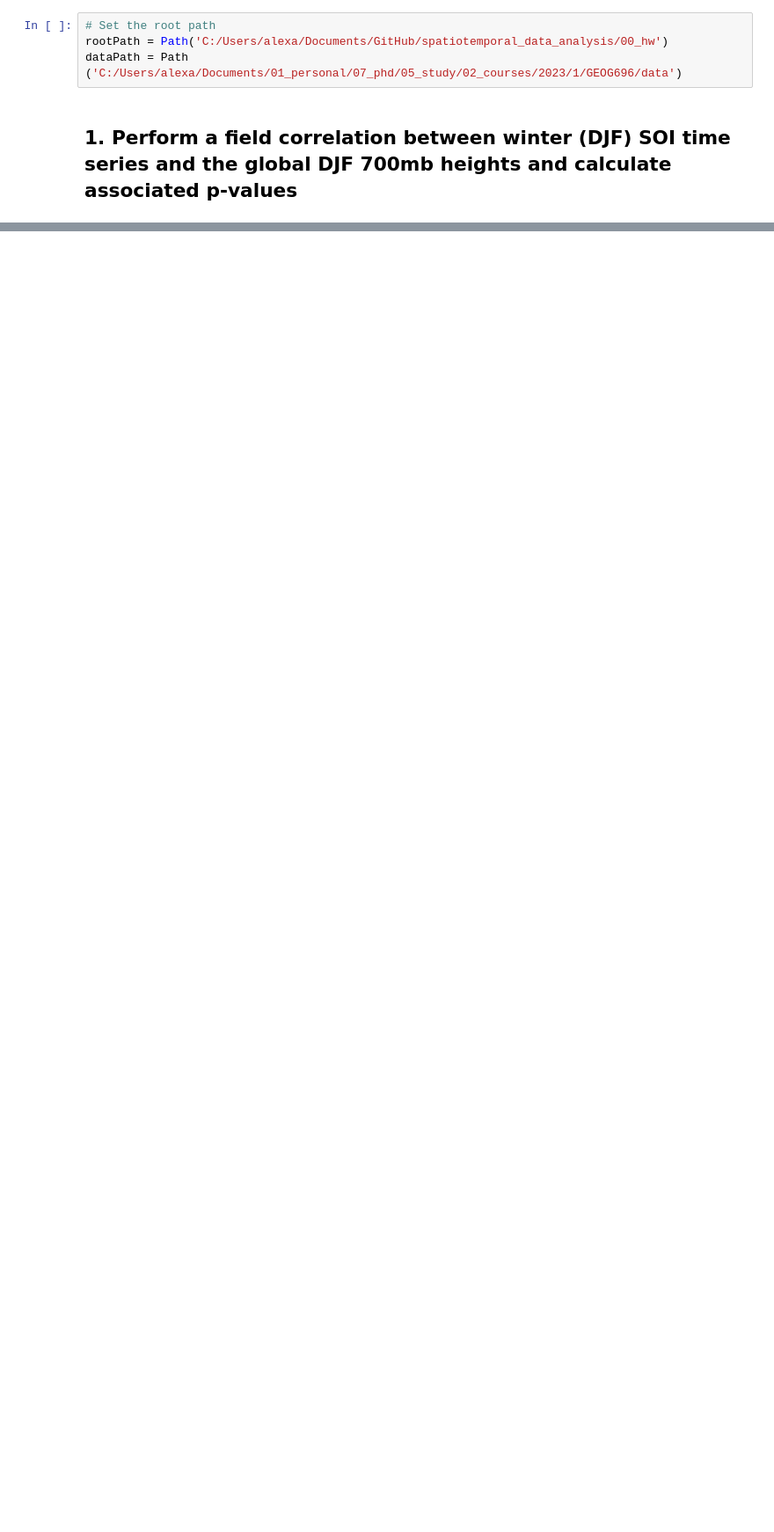
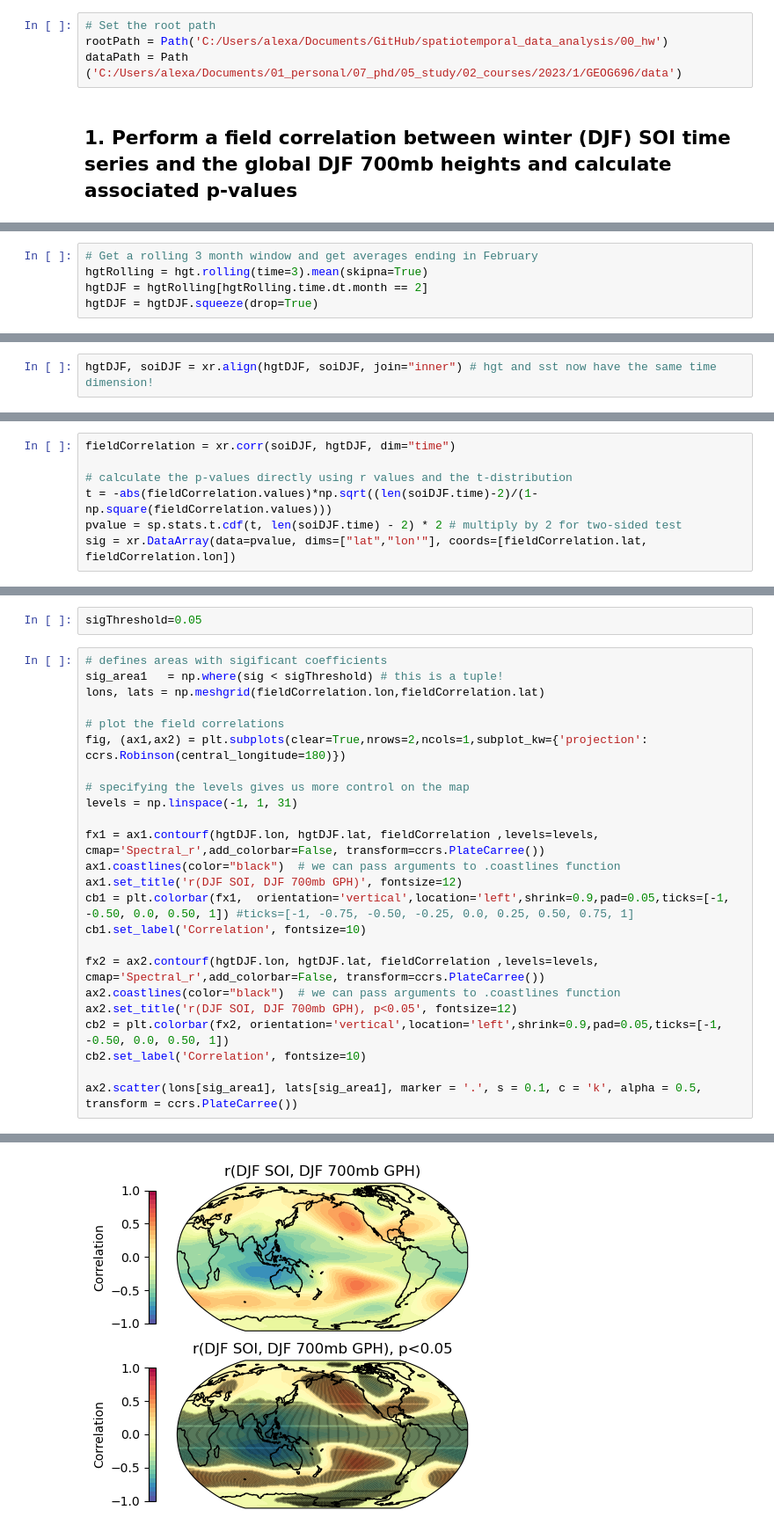
Before and after one commit to alex-saunders00/spatiotemporal_data_analysis, a Jupyter notebook: 00_hw/scr/hw5_Saunders.ipynb, the cells around one changed output, grey strips where cells are left out. Shown at 88% size. Drawn from its saved outputs; the diff is of its cells as text; blank space fills up the shorter version.

```diff
--- a/00_hw/scr/hw5_Saunders.ipynb
+++ b/00_hw/scr/hw5_Saunders.ipynb
@@ -28,0 +74,5 @@ dataPath = Path ('C:/Users/alexa/Documents/01_personal/07_phd/05_study/02_course
+# %%
+# Get a rolling 3 month window and get averages ending in February
+hgtRolling = hgt.rolling(time=3).mean(skipna=True)
+hgtDJF = hgtRolling[hgtRolling.time.dt.month == 2]
+hgtDJF = hgtDJF.squeeze(drop=True)
@@ -28,0 +81,2 @@ dataPath = Path ('C:/Users/alexa/Documents/01_personal/07_phd/05_study/02_course
+# %%
+hgtDJF, soiDJF = xr.align(hgtDJF, soiDJF, join="inner") # hgt and sst now have the same time dimension!
@@ -28,0 +85,7 @@ dataPath = Path ('C:/Users/alexa/Documents/01_personal/07_phd/05_study/02_course
+# %%
+fieldCorrelation = xr.corr(soiDJF, hgtDJF, dim="time")
+
+# calculate the p-values directly using r values and the t-distribution
+t = -abs(fieldCorrelation.values)*np.sqrt((len(soiDJF.time)-2)/(1-np.square(fieldCorrelation.values)))
+pvalue = sp.stats.t.cdf(t, len(soiDJF.time) - 2) * 2 # multiply by 2 for two-sided test
+sig = xr.DataArray(data=pvalue, dims=["lat","lon'"], coords=[fieldCorrelation.lat, fieldCorrelation.lon])
@@ -28,0 +94,27 @@ dataPath = Path ('C:/Users/alexa/Documents/01_personal/07_phd/05_study/02_course
+# %%
+sigThreshold=0.05
+# %%
+# defines areas with sigificant coefficients
+sig_area1   = np.where(sig < sigThreshold) # this is a tuple!
+lons, lats = np.meshgrid(fieldCorrelation.lon,fieldCorrelation.lat)
+
+# plot the field correlations
+fig, (ax1,ax2) = plt.subplots(clear=True,nrows=2,ncols=1,subplot_kw={'projection': ccrs.Robinson(central_longitude=180)})
+
+# specifying the levels gives us more control on the map
+levels = np.linspace(-1, 1, 31)
+
+fx1 = ax1.contourf(hgtDJF.lon, hgtDJF.lat, fieldCorrelation ,levels=levels, cmap='Spectral_r',add_colorbar=False, transform=ccrs.PlateCarree())
+ax1.coastlines(color="black")  # we can pass arguments to .coastlines function
+ax1.set_title('r(DJF SOI, DJF 700mb GPH)', fontsize=12)
+cb1 = plt.colorbar(fx1,  orientation='vertical',location='left',shrink=0.9,pad=0.05,ticks=[-1, -0.50, 0.0, 0.50, 1]) #ticks=[-1, -0.75, -0.50, -0.25, 0.0, 0.25, 0.50, 0.75, 1]
+cb1.set_label('Correlation', fontsize=10)
+
+fx2 = ax2.contourf(hgtDJF.lon, hgtDJF.lat, fieldCorrelation ,levels=levels, cmap='Spectral_r',add_colorbar=False, transform=ccrs.PlateCarree())
+ax2.coastlines(color="black")  # we can pass arguments to .coastlines function
+ax2.set_title('r(DJF SOI, DJF 700mb GPH), p<0.05', fontsize=12)
+cb2 = plt.colorbar(fx2, orientation='vertical',location='left',shrink=0.9,pad=0.05,ticks=[-1, -0.50, 0.0, 0.50, 1])
+cb2.set_label('Correlation', fontsize=10)
+
+ax2.scatter(lons[sig_area1], lats[sig_area1], marker = '.', s = 0.1, c = 'k', alpha = 0.5, transform = ccrs.PlateCarree())
+# %% [output]
@@ -28,0 +122 @@ dataPath = Path ('C:/Users/alexa/Documents/01_personal/07_phd/05_study/02_course
+[figure, added]
```
Also changed, not shown: parts of 59 cells of this notebook.
